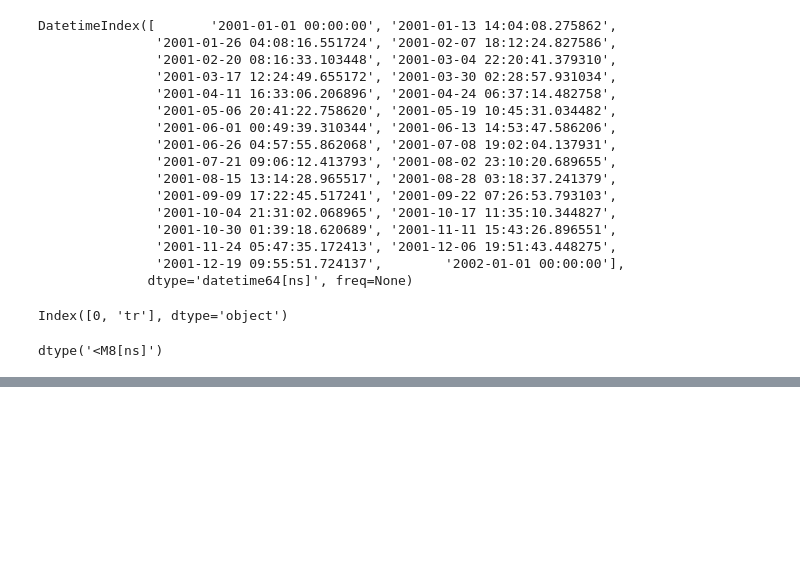
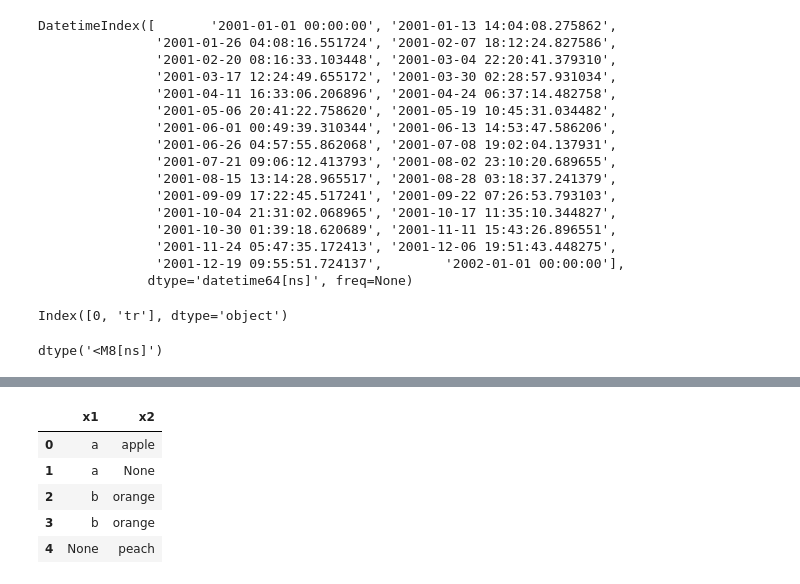
Before and after one commit to Tanuja2725/Hadoop, a Jupyter notebook: spark_DataFrames.ipynb, the cells around one changed output, grey strips where cells are left out. Saved outputs shown, nothing was run; the diff lists cells and outputs as text; code cells hidden in the pictures; blank space fills up the shorter version.

```diff
--- a/spark_DataFrames.ipynb
+++ b/spark_DataFrames.ipynb
@@ -788,0 +866,9 @@ ps.DataFrame(np.random.random(size = (30, 5)) )
+# %%
+pdf[['x1','x2']].head()
+# %% [output]
+|  | x1 | x2 |
+| 0 | a | apple |
+| 1 | a | None |
+| 2 | b | orange |
+| 3 | b | orange |
+| 4 | None | peach |
```
Also changed, not shown: parts of 38 cells of this notebook.
